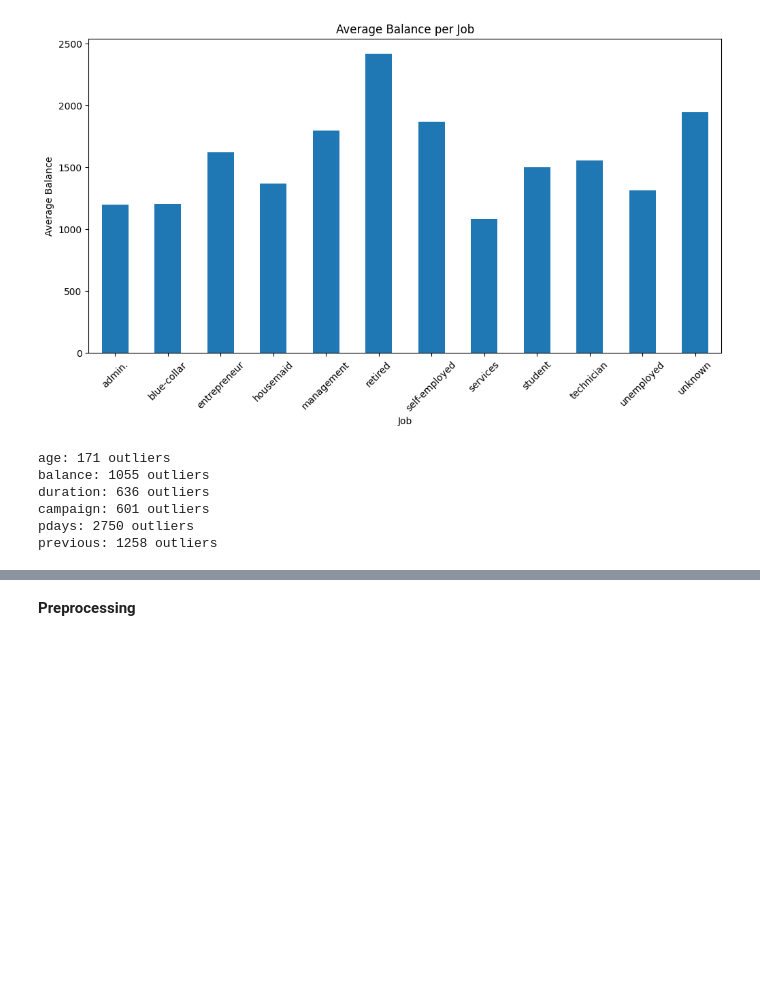
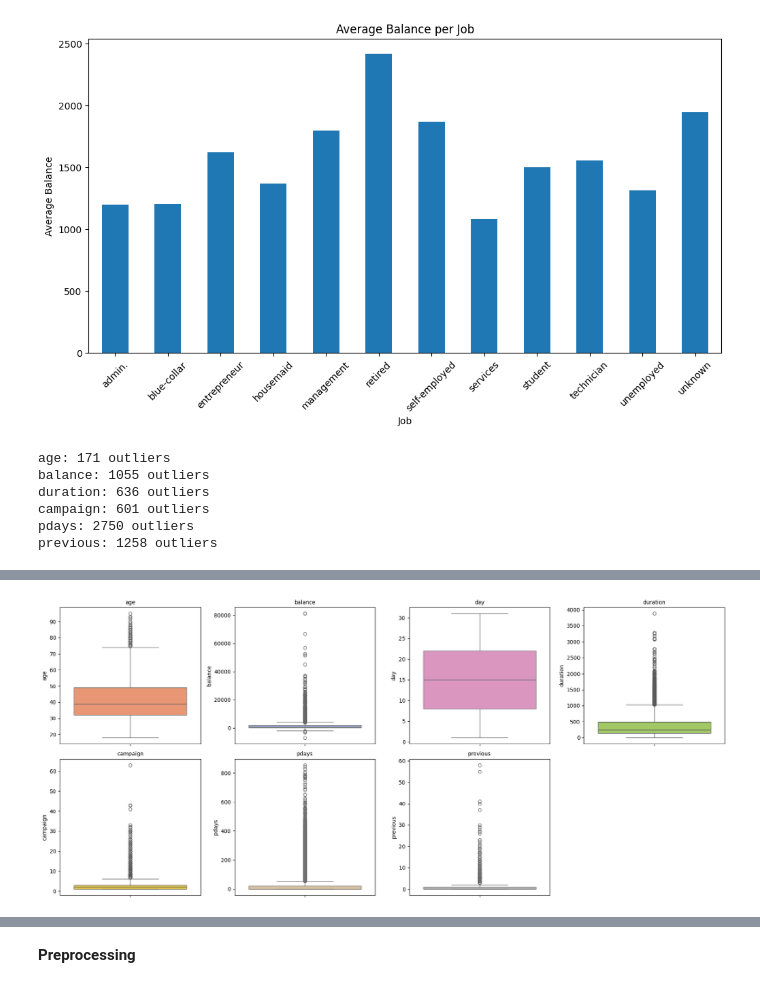
Before and after one commit to shahdelmasry12/Data-Mining-Project, a Jupyter notebook: Bank_Marketing_Effectiveness_Prediction.ipynb, the cells around one changed output, grey strips where cells are left out. Saved outputs shown, nothing was run; the diff lists cells and outputs as text; code cells hidden in the pictures; blank space fills up the shorter version.

```diff
--- a/Bank_Marketing_Effectiveness_Prediction.ipynb
+++ b/Bank_Marketing_Effectiveness_Prediction.ipynb
@@ -256,8 +262,8 @@ df = df[(df['age'] >= 18) & (df['age'] <= 100)]
 # %%
-cols = ["age", "balance", "duration", "campaign", "pdays", "previous"]
+# cols = ["age", "balance", "duration", "campaign", "pdays", "previous"]
 
-for col in cols:
-    plt.figure(figsize=(6,4))
-    sns.boxplot(y=df[col])
-    plt.title(f"Boxplot of {col}")
-    plt.show()
+# for col in cols:
+#     plt.figure(figsize=(6,4))
+#     sns.boxplot(y=df[col])
+#     plt.title(f"Boxplot of {col}")
+#     plt.show()
@@ -270,0 +270,16 @@ for col in cols:
+# %%
+numeric_cols = df.select_dtypes(include=['int64', 'float64']).columns
+
+plt.figure(figsize=(18, 8))
+rows = 2
+cols = (len(numeric_cols) + 1) // 2
+
+for i, col in enumerate(numeric_cols, 1):
+    plt.subplot(rows, cols, i)
+    sns.boxplot(y=df[col], color=sns.color_palette("Set2")[i % 8])
+    plt.title(col, fontsize=10)
+
+plt.tight_layout()
+plt.show()
+# %% [output]
+[figure, added]
```
Also changed, not shown: parts of 22 cells of this notebook.
